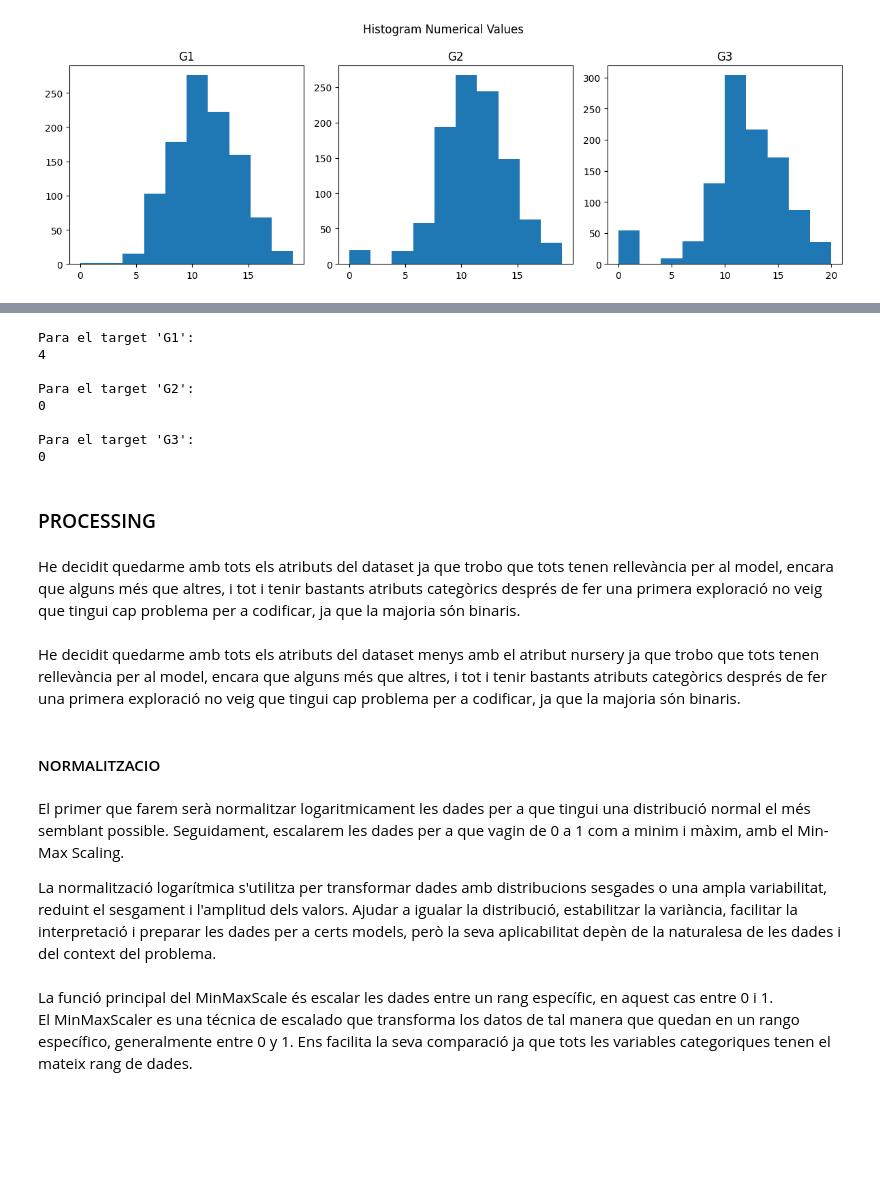
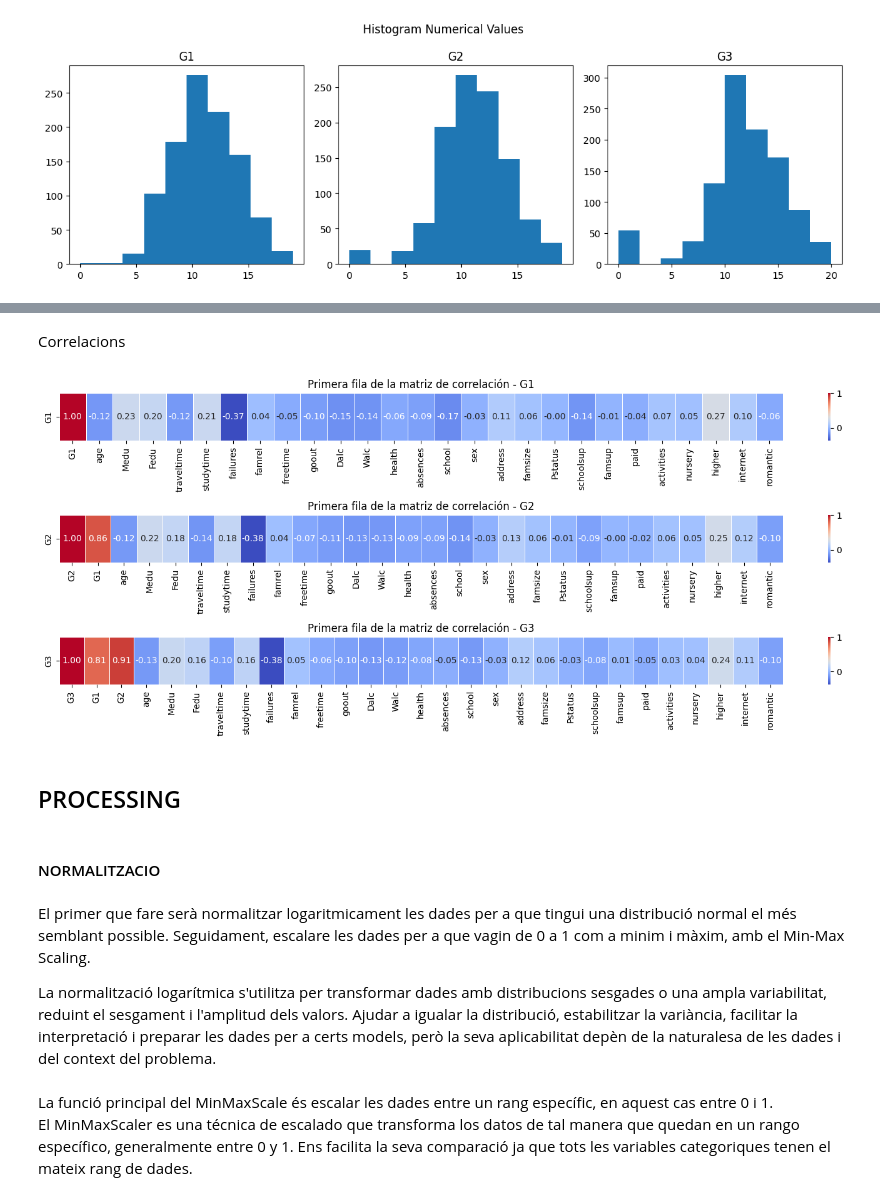
Before and after one commit to Janpb1/Data-analisy-alcohol-Kaggle, a Jupyter notebook: Entrega_cas_kaggle.ipynb, the cells around one changed output, grey strips where cells are left out. Drawn from its saved outputs; the diff is of its cells as text; code cells hidden in the pictures; blank space fills up the shorter version.

```diff
--- a/Entrega_cas_kaggle.ipynb
+++ b/Entrega_cas_kaggle.ipynb
@@ -35,0 +86,15 @@ warnings.filterwarnings("ignore")
+# %%
+def normalitzar(data):
+    # Dividir los datos en train y test
+    train = data[0]
+    test = data[1]
+    numerics = ['age', 'Medu', 'Fedu', 'traveltime', 'studytime', 'failures', 'famrel', 'freetime', 'goout', 'Dalc', 'Walc', 'health', 'absences']
+    for nums in numerics:
+        df[nums] = np.log1p(df[nums])
+    scaler = MinMaxScaler()
+
+    train[numerics] = scaler.fit_transform(train[numerics])
+
+    test[numerics] = scaler.transform(test[numerics])
+
+    return train, test
@@ -40,10 +138,14 @@ math_data = pd.read_csv("student-mat.csv")
 por_data = pd.read_csv("student-por.csv")
 
 df = pd.concat([math_data, por_data], ignore_index=True)
-#df = pd.read_csv("student-mat.csv")
+df['math_data'] = 0  # Inicializar la columna 'is_math_data' con 0
+df.loc[:len(math_data), 'math_data'] = 1  # Marcar las filas correspondientes a math_data con 1
+
+df['por_data'] = 0  # Inicializar la columna 'is_por_data' con 0
+df.loc[len(math_data):, 'por_data'] = 1
+df_mostra = df.copy()
 df.info()
 print(f"El shape del train-data es {df.shape}.")
-df.columns
 # %% [output]
 <class 'pandas.core.frame.DataFrame'>
 RangeIndex: 1044 entries, 0 to 1043
@@ -179,17 +228,11 @@ Para el target 'G1':
-# %%
-for target in targets:
-    rows_with_zero = df[df[target] == 0]
-    print(f"\nPara el target '{target}':")
-    abs = 0
-    for index, row in rows_with_zero.iterrows():
-        abs += row['absences']
-    print(abs)
-# %% [output]
-Para el target 'G1':
-4
-
-Para el target 'G2':
-0
-
-Para el target 'G3':
-0
+# %% [markdown]
+Correlacions
+# %%
+df_correlations = df.copy()
+df_extra = df.copy()
+df_correlations, df_extra = normalitzar([df_correlations, df_extra])
+df_correlations, df_extra = encoder([df_correlations, df_extra])
+# %%
+correlations = show_correlations(numerics, binary, df_correlations)
+# %% [output]
+[figure, added]
@@ -196,6 +241,2 @@ Para el target 'G3':
 # %% [markdown]
-### PROCESSING
+## PROCESSING
-# %% [markdown]
-He decidit quedarme amb tots els atributs del dataset ja que trobo que tots tenen rellevància per al model, encara que alguns més que altres, i tot i tenir bastants atributs categòrics després de fer una primera exploració no veig que tingui cap problema per a codificar, ja que la majoria són binaris.
-# %% [markdown]
-He decidit quedarme amb tots els atributs del dataset menys amb el atribut nursery ja que trobo que tots tenen rellevància per al model, encara que alguns més que altres, i tot i tenir bastants atributs categòrics després de fer una primera exploració no veig que tingui cap problema per a codificar, ja que la majoria són binaris.
@@ -204,6 +243,6 @@ He decidit quedarme amb tots els atributs del dataset menys amb el atribut nurse
 # %% [markdown]
 #### NORMALITZACIO
 # %% [markdown]
-El primer que farem serà normalitzar logaritmicament les dades per a que tingui una distribució normal el més semblant possible. Seguidament, escalarem les dades per a que vagin de 0 a 1 com a minim i màxim, amb el Min-Max Scaling.
+El primer que fare serà normalitzar logaritmicament les dades per a que tingui una distribució normal el més semblant possible. Seguidament, escalare les dades per a que vagin de 0 a 1 com a minim i màxim, amb el Min-Max Scaling.
 
 La normalització logarítmica s'utilitza per transformar dades amb distribucions sesgades o una ampla variabilitat, reduint el sesgament i l'amplitud dels valors. Ajudar a igualar la distribució, estabilitzar la variància, facilitar la interpretació i preparar les dades per a certs models, però la seva aplicabilitat depèn de la naturalesa de les dades i del context del problema.
```
Also changed, not shown: parts of 45 cells of this notebook, 5 other files.
